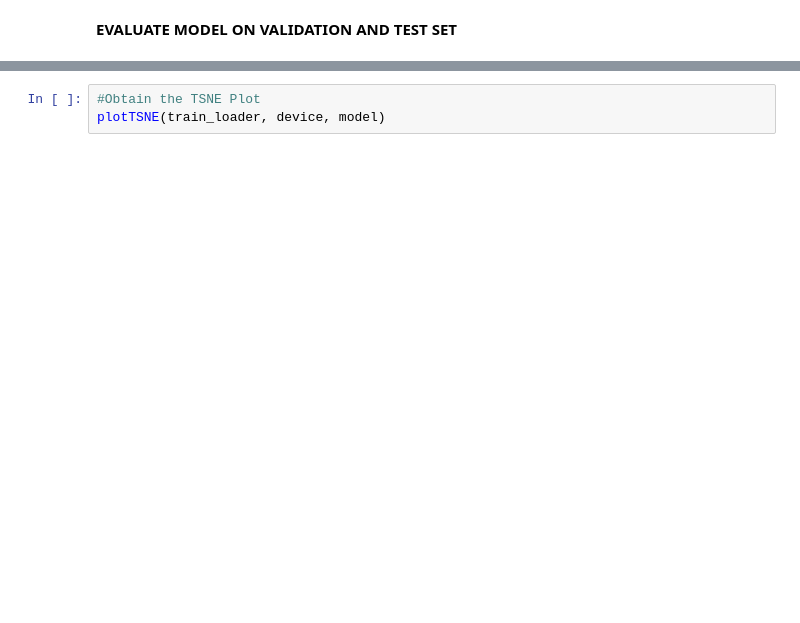
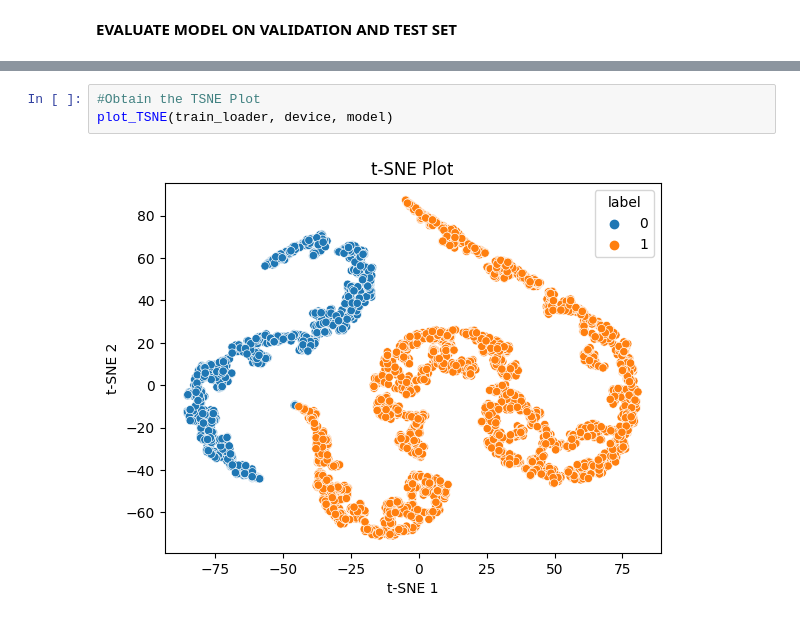
Before and after one commit to roshansadath/Medical-Image-Diagnosis-using-Convolutional-Neural-Networks, a Jupyter notebook: Simple Chest XRay/Inceptionv3.ipynb, the cells around one changed output, grey strips where cells are left out. Cells and saved outputs as stored; diff of their text form; blank space fills up the shorter version.

```diff
--- a/Simple Chest XRay/Inceptionv3.ipynb
+++ b/Simple Chest XRay/Inceptionv3.ipynb
@@ -129,6 +124,8 @@ Accuracy: 0.9419 | Loss: 0.1491 | Recall: 0.9282 | Precision: 0.9248 | F-score:
 # %%
 #Obtain the TSNE Plot
-plotTSNE(train_loader, device, model)
+plot_TSNE(train_loader, device, model)
+# %% [output]
+[figure, added]
 # %%
 #Plot the Within-Class Variance of the dataset
 plot_within_class_variance(dataset)
```
Also changed, not shown: parts of 13 cells of this notebook.
